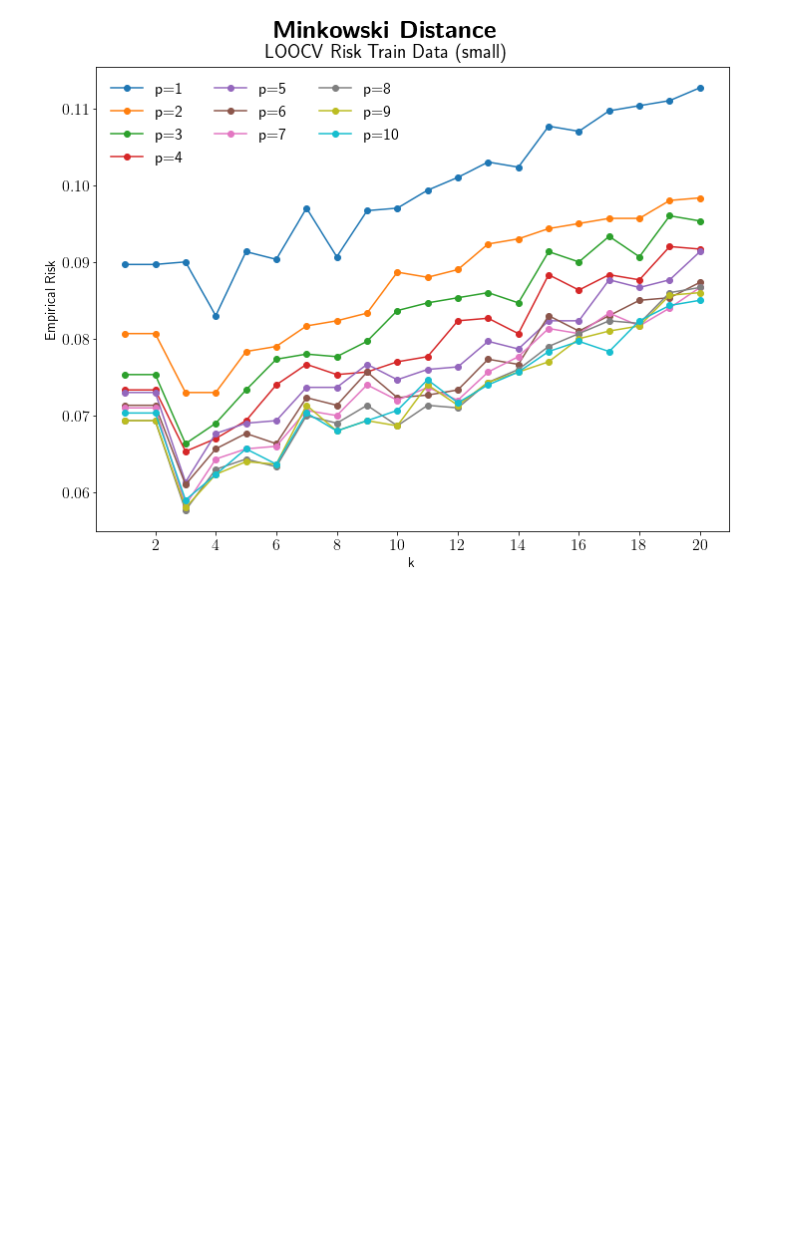
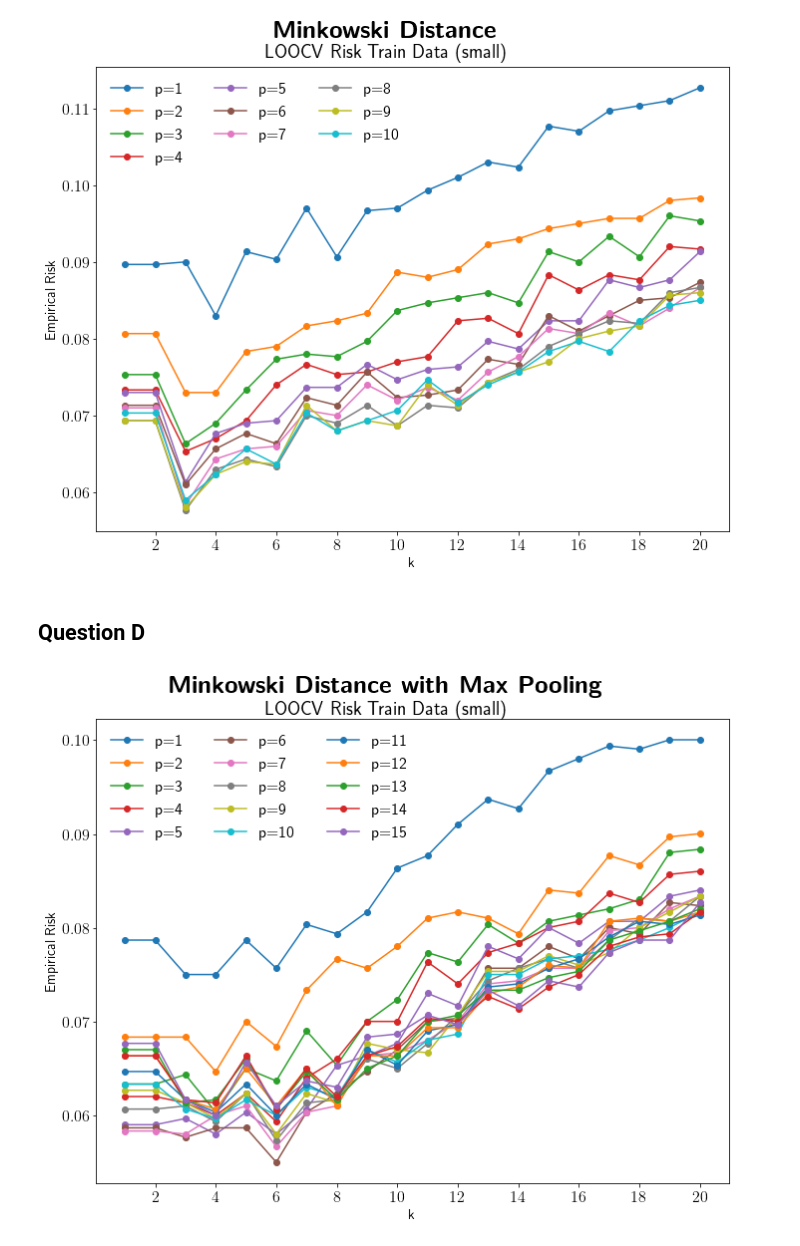
Before and after one commit to RobvanGastel/k-NN, a Jupyter notebook: notebooks/plots.ipynb, the cells around one changed output. Drawn from its saved outputs; the diff is of its cells as text; code cells hidden in the pictures; blank space fills up the shorter version.

Commit message:
Update Plots and PCA

```diff
--- a/notebooks/plots.ipynb
+++ b/notebooks/plots.ipynb
@@ -21,13 +21,17 @@ plt.rcParams.update(params)
 fontP = FontProperties()
 fontP.set_size(12)
 # %%
-def get_data(dist, test, small, LOOCV):
+def get_data(dist, test, small, LOOCV, maxpooling=False):
     file_name = dist
     if small:
         file_name += '_small'
+    else:
+        file_name += '_large'
     file_name += '_test' if test else '_train'
     if LOOCV:
         file_name += '_LOOCV'
+    if maxpooling:
+        file_name += '_maxpool'
 
     return np.loadtxt(r'../results/' + file_name + '.txt', delimiter=',', skiprows=1)
 # %% [markdown]
@@ -170,3 +174,52 @@ fig.savefig(
 )
 # %% [output]
 [figure]
+# %% [markdown]
+## Question D
+# %%
+min_train_LOOCV = get_data('minkowski', test=False, small=True, LOOCV=True, maxpooling=True)
+# min_test = get_data('minkowski', test=True, small=True, LOOCV=False)
+min_train_LOOCV_risk = min_train_LOOCV[:, 0]/2999
+# %%
+fig, ax1 = plt.subplots(1, 1, figsize=(10, 8))
+# fig.suptitle('Minkowski Distance\nLOOCV Train Data', fontsize=TITLE_SIZE)
+# fig.suptitle(r"""\Huge{Minkowski Distance} \newline  \large{Small subtitle !}""", ha='center')
+
+fig.suptitle(
+    r"\Huge{\textbf{Minkowski Distance with Max Pooling}}" "\n" r"LOOCV Risk Train Data (small)",
+#     y=1.01
+)
+
+# ax1.set_title('LOOCV Train Data', fontsize=AX_TITLE_SIZE)
+ax1.set_xlabel('k', fontsize=LABEL_SIZE)
+ax1.set_ylabel('Empirical Risk', fontsize=LABEL_SIZE)
+ax1.set_xticks([x for x in range(0, len(eucl_train_LOOCV[:,1])+1, 2)])
+for p in np.sort(np.unique(min_train_LOOCV[:, 2])):
+    p_results = np.where(min_train_LOOCV[:, 2] == p)
+    ax1.plot(
+        min_train_LOOCV[p_results][:, 1],
+        min_train_LOOCV_risk[p_results],
+        marker='o',
+        label=f'p={int(p)}'
+    )
+
+# ax1.set_yscale('log')
+ax1.legend(
+    loc='upper left',
+#     fancybox=True,
+#     prop=fontP,
+    ncol=3,
+    frameon=False
+)
+
+fig.tight_layout()
+fig.subplots_adjust(top=.905)
+fig.savefig(
+    r'../figures/QD.png',
+    bbox_size='tight',
+    dpi=350,
+    transparent=True,
+    pad_inches=0
+)
+# %% [output]
+[figure, added]
```
Also changed, not shown: parts of 7 cells of this notebook, 5 other files.
